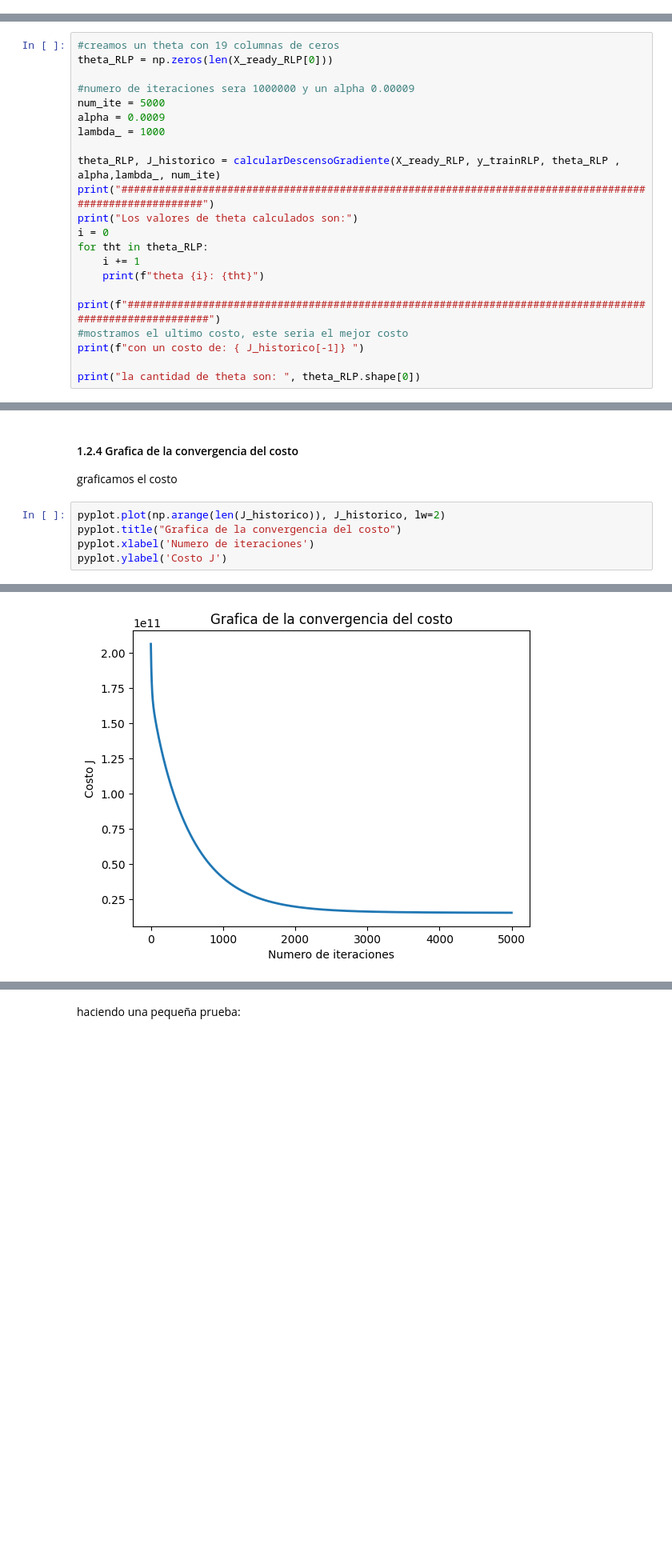
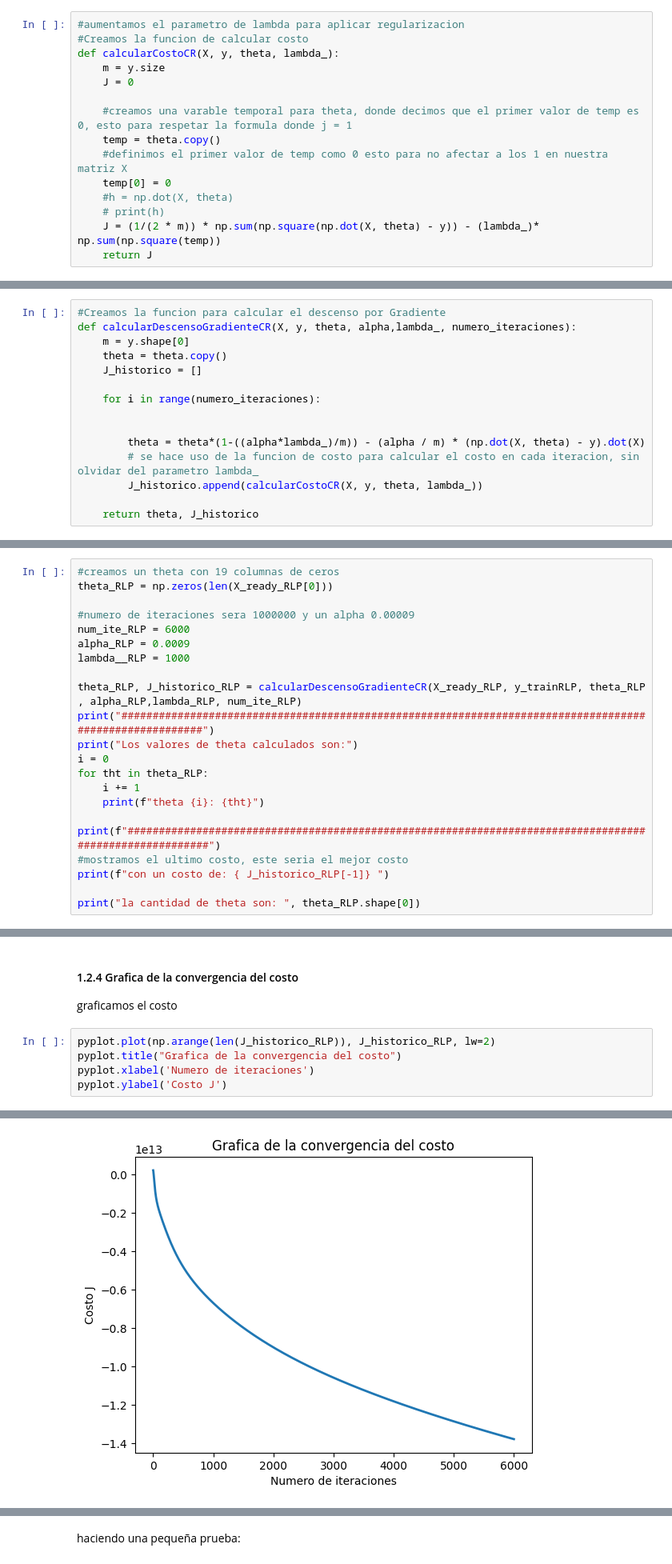
Before and after one commit to bspoloo/SIS420-012024, a Jupyter notebook: Laboratorios/Laboratorio 4/Regresion lineal.ipynb, the cells around one changed output, grey strips where cells are left out. Shown at 80% size. Saved outputs shown, nothing was run; the diff lists cells and outputs as text; blank space fills up the shorter version.

```diff
--- a/Laboratorios/Laboratorio 4/Regresion lineal.ipynb
+++ b/Laboratorios/Laboratorio 4/Regresion lineal.ipynb
@@ -237,0 +240,15 @@ def mean_squared_error(y_pred, y_actual):
+# %%
+#aumentamos el parametro de lambda para aplicar regularizacion
+#Creamos la funcion de calcular costo
+def calcularCostoCR(X, y, theta, lambda_):
+    m = y.size
+    J = 0
+
+    #creamos una varable temporal para theta, donde decimos que el primer valor de temp es 0, esto para respetar la formula donde j = 1
+    temp = theta.copy()
+    #definimos el primer valor de temp como 0 esto para no afectar a los 1 en nuestra matriz X
+    temp[0] = 0
+    #h = np.dot(X, theta)
+    # print(h)
+    J = (1/(2 * m)) * np.sum(np.square(np.dot(X, theta) - y)) - (lambda_)* np.sum(np.square(temp))
+    return J
@@ -237,0 +257,15 @@ def mean_squared_error(y_pred, y_actual):
+# %%
+#Creamos la funcion para calcular el descenso por Gradiente
+def calcularDescensoGradienteCR(X, y, theta, alpha,lambda_, numero_iteraciones):
+    m = y.shape[0]
+    theta = theta.copy()
+    J_historico = []
+
+    for i in range(numero_iteraciones):
+
+
+        theta = theta*(1-((alpha*lambda_)/m)) - (alpha / m) * (np.dot(X, theta) - y).dot(X)
+        # se hace uso de la funcion de costo para calcular el costo en cada iteracion, sin olvidar del parametro lambda_
+        J_historico.append(calcularCostoCR(X, y, theta, lambda_))
+
+    return theta, J_historico
@@ -670,11 +731,11 @@ Haciendo uso de la funcion de `calcularDescensoGradiente(X,y, theta, alpha, lamb
 theta_RLP = np.zeros(len(X_ready_RLP[0]))
 
 #numero de iteraciones sera 1000000 y un alpha 0.00009
-num_ite = 5000
-alpha = 0.0009
-lambda_ = 1000
+num_ite_RLP = 6000
+alpha_RLP = 0.0009
+lambda__RLP = 1000
 
-theta_RLP, J_historico = calcularDescensoGradiente(X_ready_RLP, y_trainRLP, theta_RLP , alpha,lambda_, num_ite)
+theta_RLP, J_historico_RLP = calcularDescensoGradienteCR(X_ready_RLP, y_trainRLP, theta_RLP , alpha_RLP,lambda_RLP, num_ite_RLP)
 print("########################################################################################################")
 print("Los valores de theta calculados son:")
 i = 0
@@ -684,7 +745,7 @@ for tht in theta_RLP:
 
 print(f"########################################################################################################")
 #mostramos el ultimo costo, este seria el mejor costo
-print(f"con un costo de: { J_historico[-1]} ")
+print(f"con un costo de: { J_historico_RLP[-1]} ")
 
 print("la cantidad de theta son: ", theta_RLP.shape[0])
 # %% [output]
@@ -709,13 +770,13 @@ la cantidad de theta son:  191
 #### 1.2.4 Grafica de la convergencia del costo
 graficamos el costo
 # %%
-pyplot.plot(np.arange(len(J_historico)), J_historico, lw=2)
+pyplot.plot(np.arange(len(J_historico_RLP)), J_historico_RLP, lw=2)
 pyplot.title("Grafica de la convergencia del costo")
 pyplot.xlabel('Numero de iteraciones')
 pyplot.ylabel('Costo J')
 # %% [output]
 Text(0, 0.5, 'Costo J')
-[figure, old version]
+[figure, new version]
 # %% [markdown]
 ##### 1.2.4.1 Grafica de la regresion Polinomial
 
```
Also changed, not shown: parts of 76 cells of this notebook.
